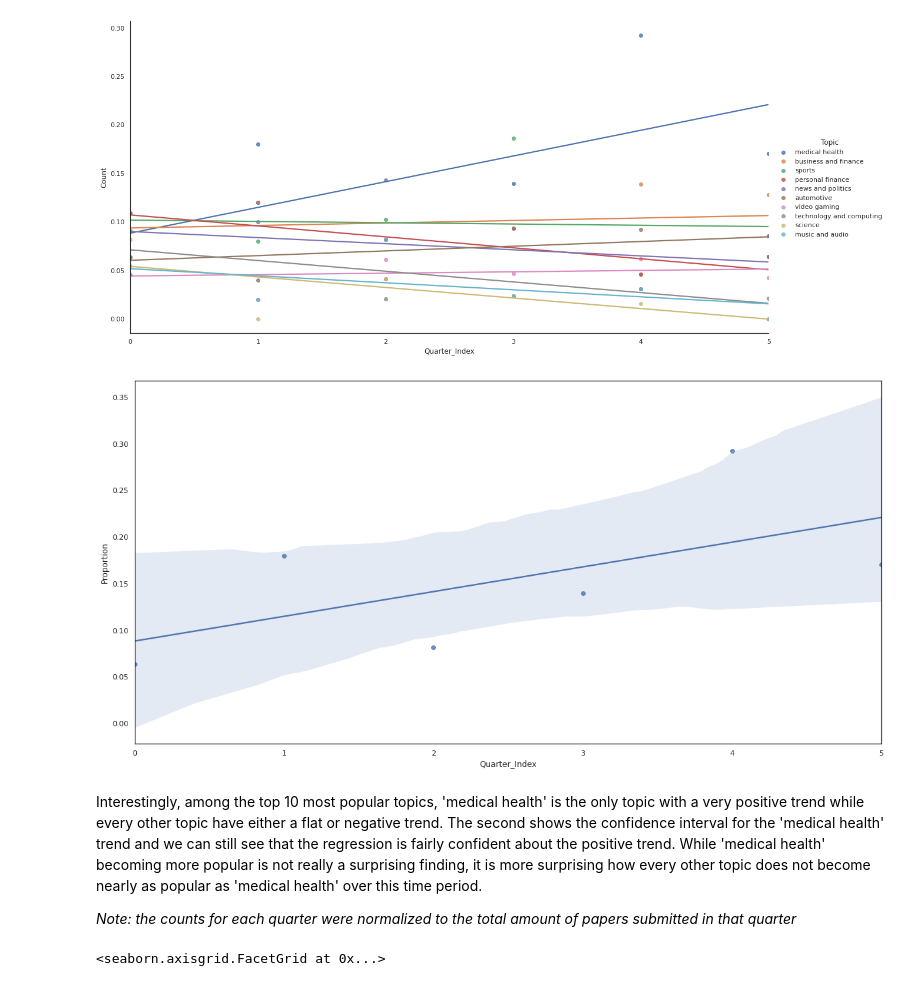
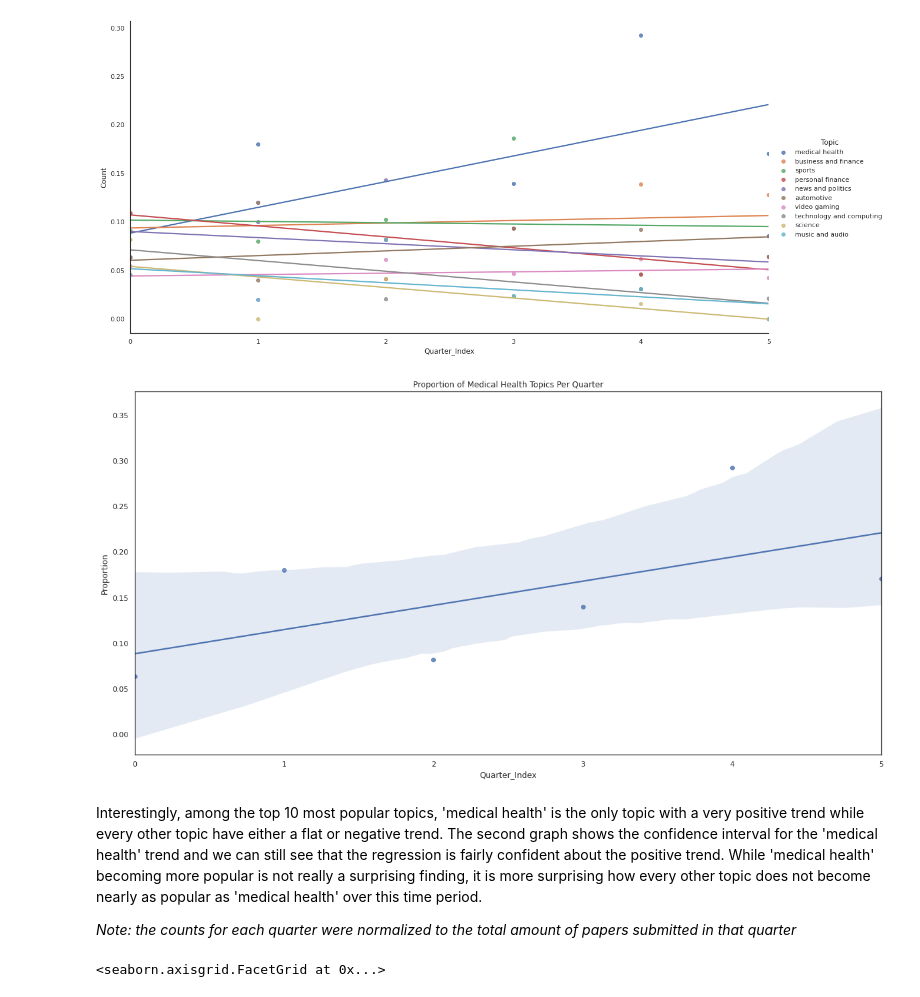
Before and after one commit to jchung01/COGS108-Project-Copy, a Jupyter notebook: FinalProjectGroup096-Fa21.ipynb, the cells around one changed output. Drawn from its saved outputs; the diff is of its cells as text; code cells hidden in the pictures.

```diff
--- a/FinalProjectGroup096-Fa21.ipynb
+++ b/FinalProjectGroup096-Fa21.ipynb
@@ -393,17 +393,17 @@ sns.lmplot(x='Quarter_Index',data=tempDf, hue='Topic', y='Count', height=8, aspe
 # %%
 # time and the proportion of topics pertaining to medical health
 
 yr_qtr_index_groups = df.groupby('Quarter_Index')
 prop_topic_2 = yr_qtr_index_groups['Topic'].value_counts(normalize = True).rename('Proportion')
 prop_topic_2 = prop_topic_2.to_frame().reset_index()
 
 prop_topic_2 = prop_topic_2[prop_topic_2['Topic'] == 'medical health']
 
-regression_graph= sns.regplot(x='Quarter_Index', y='Proportion', data = prop_topic_2)
+regression_graph= sns.regplot(x='Quarter_Index', y='Proportion', data = prop_topic_2).set_title("Proportion of Medical Health Topics Per Quarter")
 # %% [output]
-[figure, old version]
+[figure, new version]
 # %% [markdown]
-Interestingly, among the top 10 most popular topics, 'medical health' is the only topic with a very positive trend while every other topic have either a flat or negative trend. The second shows the confidence interval for the 'medical health' trend and we can still see that the regression is fairly confident about the positive trend. While 'medical health' becoming more popular is not really a surprising finding, it is more surprising how every other topic does not become nearly as popular as 'medical health' over this time period.
+Interestingly, among the top 10 most popular topics, 'medical health' is the only topic with a very positive trend while every other topic have either a flat or negative trend. The second graph shows the confidence interval for the 'medical health' trend and we can still see that the regression is fairly confident about the positive trend. While 'medical health' becoming more popular is not really a surprising finding, it is more surprising how every other topic does not become nearly as popular as 'medical health' over this time period.
 
 *Note: the counts for each quarter were normalized to the total amount of papers submitted in that quarter*
 # %%
```
Also changed, not shown: parts of 4 cells of this notebook.
